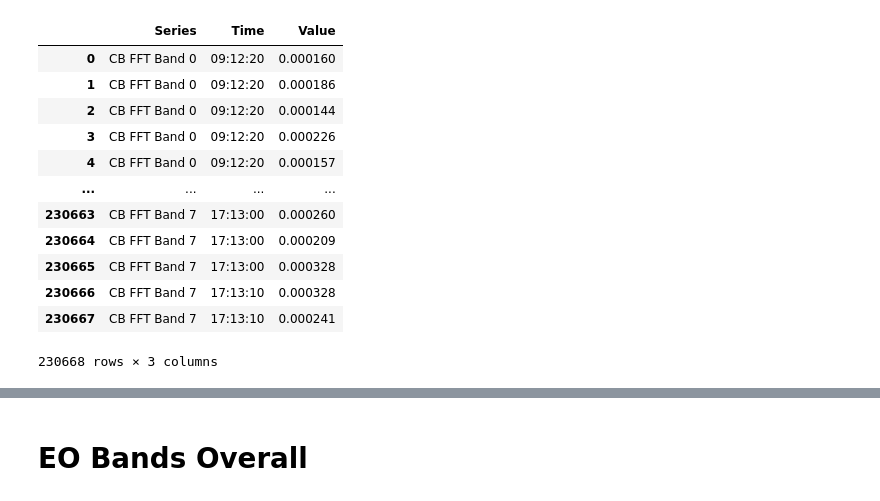
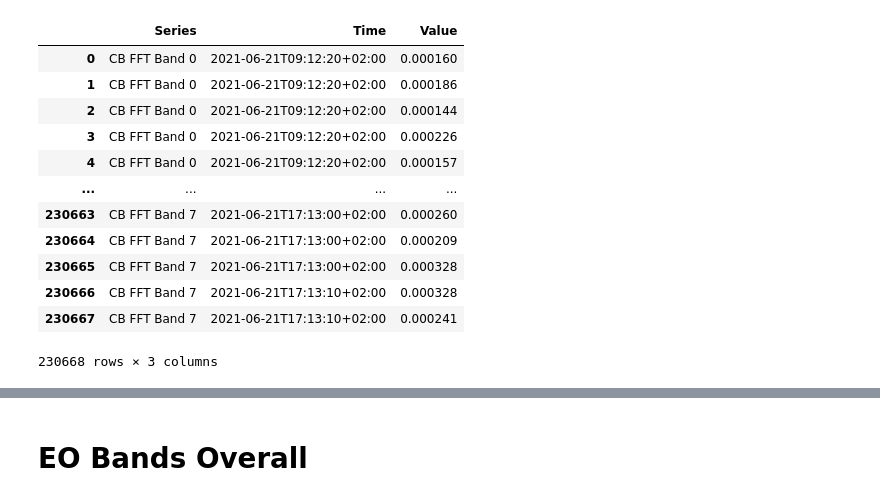
Before and after one commit to greenwaltc/PG_workspace, a Jupyter notebook: fft-cb-visualizations-old.ipynb, the cells around one changed output, grey strips where cells are left out. Saved outputs shown, nothing was run; the diff lists cells and outputs as text; code cells hidden in the pictures.

```diff
--- a/fft-cb-visualizations-old.ipynb
+++ b/fft-cb-visualizations-old.ipynb
@@ -27,19 +12,18 @@ import matplotlib.pyplot as plt
 # %%
-fft = pd.read_csv('data/grafana_data_export oct_fftcb.csv', sep=';', engine='python', header=1)
-fft['Time'] = fft.Time.str[11:19]
+fft = pd.read_csv('grafana_data_export oct_fftcb.csv', sep=',', engine='python')
 fft
 #fft = pd.read_excel('grafana_data_export oct_fftcb_notscaled_excel.xlsx',  sheet_name='grafana_data_export oct_fftcb_n')
 # %% [output]
 |  | Series | Time | Value |
-| 0 | CB FFT Band 0 | 09:12:20 | 0.000160 |
-| 1 | CB FFT Band 0 | 09:12:20 | 0.000186 |
-| 2 | CB FFT Band 0 | 09:12:20 | 0.000144 |
-| 3 | CB FFT Band 0 | 09:12:20 | 0.000226 |
-| 4 | CB FFT Band 0 | 09:12:20 | 0.000157 |
+| 0 | CB FFT Band 0 | 2021-06-21T09:12:20+02:00 | 0.000160 |
+| 1 | CB FFT Band 0 | 2021-06-21T09:12:20+02:00 | 0.000186 |
+| 2 | CB FFT Band 0 | 2021-06-21T09:12:20+02:00 | 0.000144 |
+| 3 | CB FFT Band 0 | 2021-06-21T09:12:20+02:00 | 0.000226 |
+| 4 | CB FFT Band 0 | 2021-06-21T09:12:20+02:00 | 0.000157 |
 | ... | ... | ... | ... |
-| 230663 | CB FFT Band 7 | 17:13:00 | 0.000260 |
-| 230664 | CB FFT Band 7 | 17:13:00 | 0.000209 |
-| 230665 | CB FFT Band 7 | 17:13:00 | 0.000328 |
-| 230666 | CB FFT Band 7 | 17:13:10 | 0.000328 |
-| 230667 | CB FFT Band 7 | 17:13:10 | 0.000241 |
+| 230663 | CB FFT Band 7 | 2021-06-21T17:13:00+02:00 | 0.000260 |
+| 230664 | CB FFT Band 7 | 2021-06-21T17:13:00+02:00 | 0.000209 |
+| 230665 | CB FFT Band 7 | 2021-06-21T17:13:00+02:00 | 0.000328 |
+| 230666 | CB FFT Band 7 | 2021-06-21T17:13:10+02:00 | 0.000328 |
+| 230667 | CB FFT Band 7 | 2021-06-21T17:13:10+02:00 | 0.000241 |
 230668 rows × 3 columns
```
Also changed, not shown: parts of 9 cells of this notebook, 1 other file.
